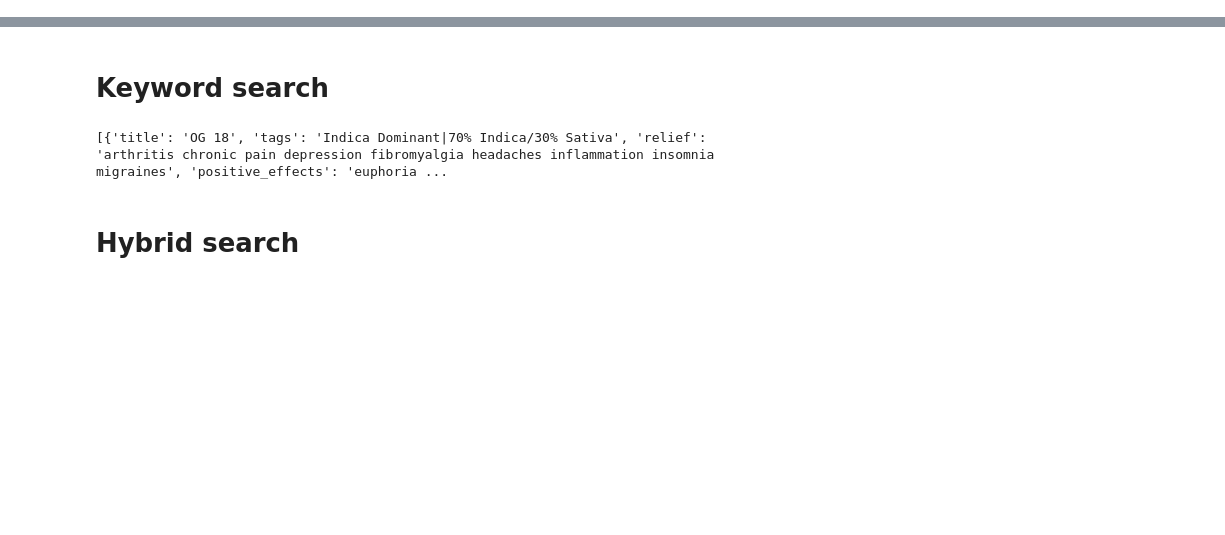
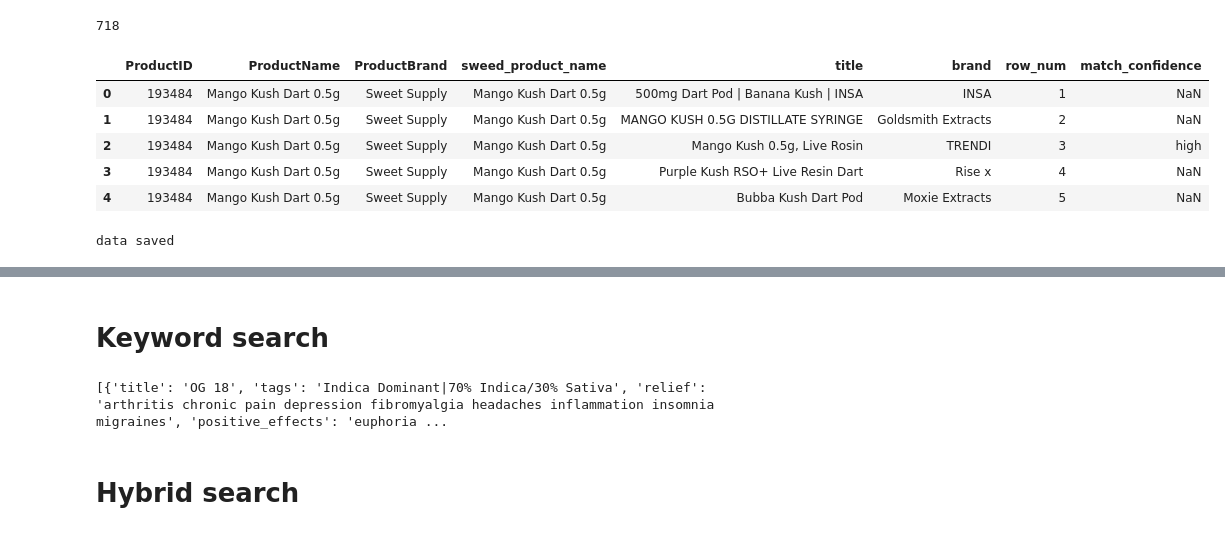
Before and after one commit to aleksandr-dzhumurat/leaf-buddy, a Jupyter notebook: jupyter_notebooks/eda.ipynb, the cells around one changed output, grey strips where cells are left out. Saved outputs shown, nothing was run; the diff lists cells and outputs as text; code cells hidden in the pictures; blank space fills up the shorter version.

```diff
--- a/jupyter_notebooks/eda.ipynb
+++ b/jupyter_notebooks/eda.ipynb
@@ -25,0 +249,47 @@ catalog_df.head()
+# %%
+import random
+
+
+products_list = mapping_df['ProductID'].unique().tolist()
+
+def prepare_matching(output_dir):
+    for i in products_list:
+        output_file_name = f'{i}.csv'
+        output_file = os.path.join(output_dir, output_file_name)
+        if not os.path.exists(output_file):
+            sub_df = mapping_df[mapping_df['ProductID'] == i].copy()
+            sub_df['row_num'] = sub_df.reset_index().index + 1
+            sub_df = find_match(sub_df)
+            sub_df.to_csv(output_file, index=False)
+        else:
+            # print(f'File exists: {output_file_name}')
+            pass
+    print(f'All done! Num files: {len(os.listdir(output_dir))}')
+
+output_dir = os.path.join(os.environ['ROOT_DATA_DIR'], 'pipelines-data', 'matched_data')
+if not os.path.exists(output_dir):
+    os.mkdir(output_dir)
+file_list = os.listdir(output_dir)
+print(len(file_list))
+# %% [output]
+718
+# %%
+final_df = pd.concat([pd.read_csv(os.path.join(output_dir, i)) for i in os.listdir(output_dir)])
+final_df.head()
+# %% [output]
+|  | ProductID | ProductName | ProductBrand | sweed_product_name | title | brand | row_num | match_confidence |
+| 0 | 193484 | Mango Kush Dart 0.5g | Sweet Supply | Mango Kush Dart 0.5g | 500mg Dart Pod | Banana Kush | INSA | INSA | 1 | NaN |
+| 1 | 193484 | Mango Kush Dart 0.5g | Sweet Supply | Mango Kush Dart 0.5g | MANGO KUSH 0.5G DISTILLATE SYRINGE | Goldsmith Extracts | 2 | NaN |
+| 2 | 193484 | Mango Kush Dart 0.5g | Sweet Supply | Mango Kush Dart 0.5g | Mango Kush 0.5g, Live Rosin | TRENDI | 3 | high |
+| 3 | 193484 | Mango Kush Dart 0.5g | Sweet Supply | Mango Kush Dart 0.5g | Purple Kush RSO+ Live Resin Dart | Rise x | 4 | NaN |
+| 4 | 193484 | Mango Kush Dart 0.5g | Sweet Supply | Mango Kush Dart 0.5g | Bubba Kush Dart Pod | Moxie Extracts | 5 | NaN |
+# %%
+(
+    final_df[['ProductID', 'ProductName', 'ProductBrand', 'title', 'brand', 'match_confidence']]
+    .merge(search_link_dedupled_df, on='title')
+    .to_csv(os.path.join(os.environ['ROOT_DATA_DIR'], 'matched_leafly_sweed_dataset.csv'), index=False)
+)
+
+print('data saved')
+# %% [output]
+data saved
```
Also changed, not shown: parts of 27 cells of this notebook, 13 other files.
